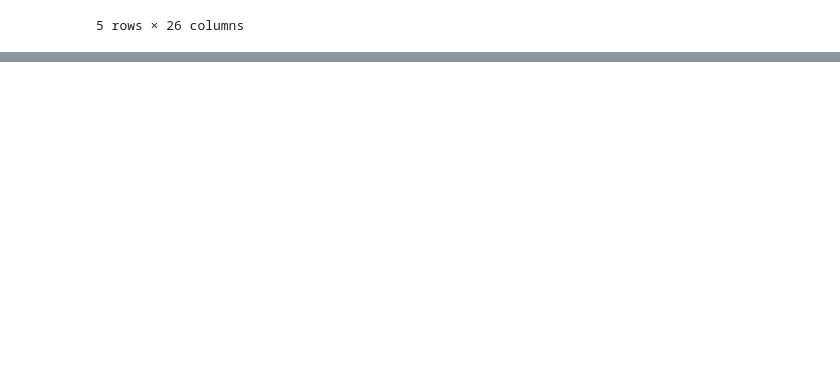
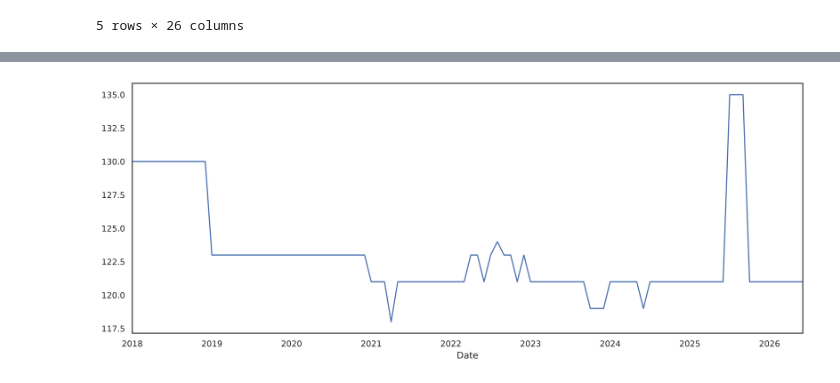
Before and after one commit to matthieubaucher/projet_sncf, a Jupyter notebook: poc/analyse_matthieu/src/analyse.ipynb, the cells around one changed output, grey strips where cells are left out. Drawn from its saved outputs; the diff is of its cells as text; code cells hidden in the pictures; blank space fills up the shorter version.

```diff
--- a/poc/analyse_matthieu/src/analyse.ipynb
+++ b/poc/analyse_matthieu/src/analyse.ipynb
@@ -90,0 +98,18 @@ s'affichent pas toutes dans notre notebook avec head ou describe !
+# %%
+# micro nettoyage des données
+
+df_clean = df.drop(columns=["Service", "Commentaire annulations", "Commentaire retards au départ", "Commentaire retards à l'arrivée"])
+df_clean["Date"] = pd.to_datetime(df_clean["Date"])
+df_clean["Gare de départ"] = df_clean["Gare de départ"].astype("category")
+df_clean["Gare d'arrivée"] = df_clean["Gare d'arrivée"].astype("category")
+# %%
+# on a quelques variations du nombre de ligne par date. donc je pense que les données générales ne sont pas au top.
+count = df_clean.groupby("Date").size()
+
+fig = plt.figure(figsize=(16,6))
+fig.set_dpi(400)
+
+count.plot(kind="line")
+plt.show()
+# %% [output]
+[figure, added]
```
Also changed, not shown: parts of 7 cells of this notebook.
